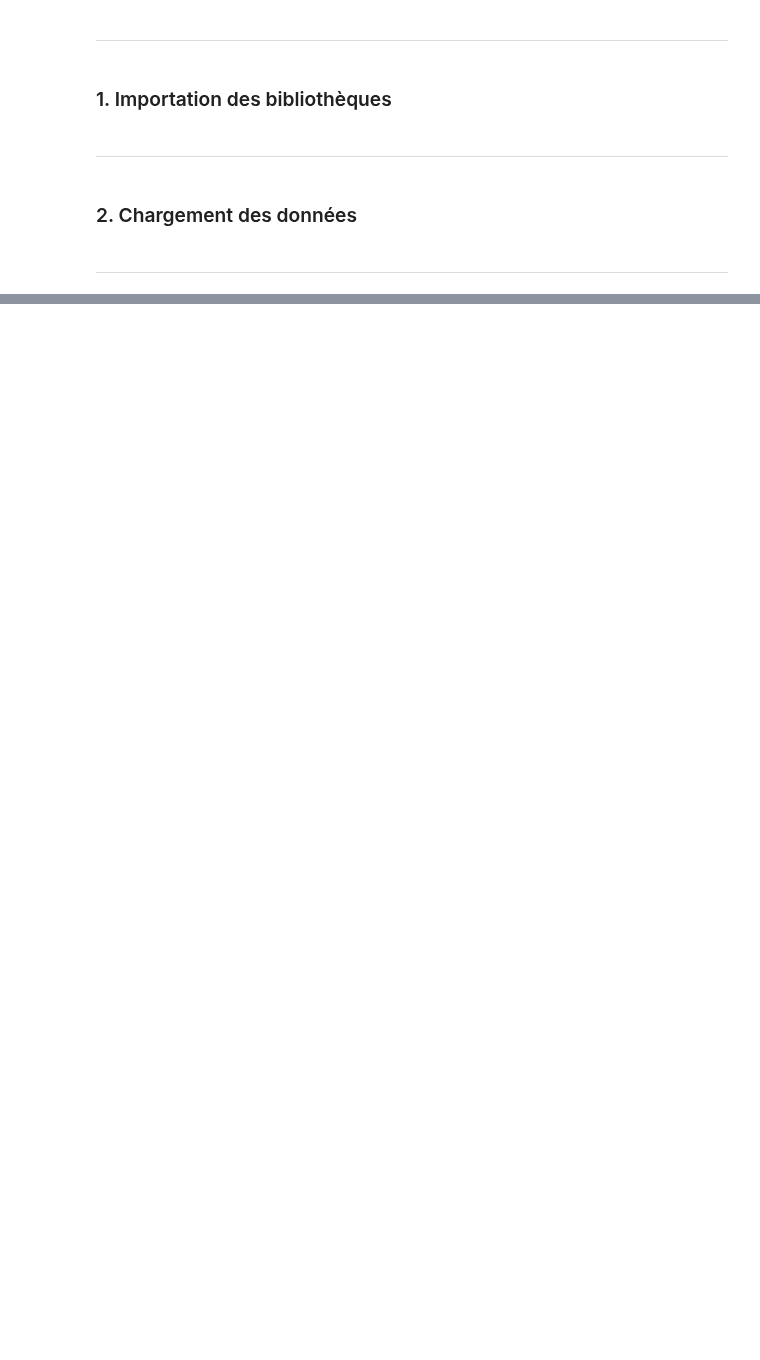
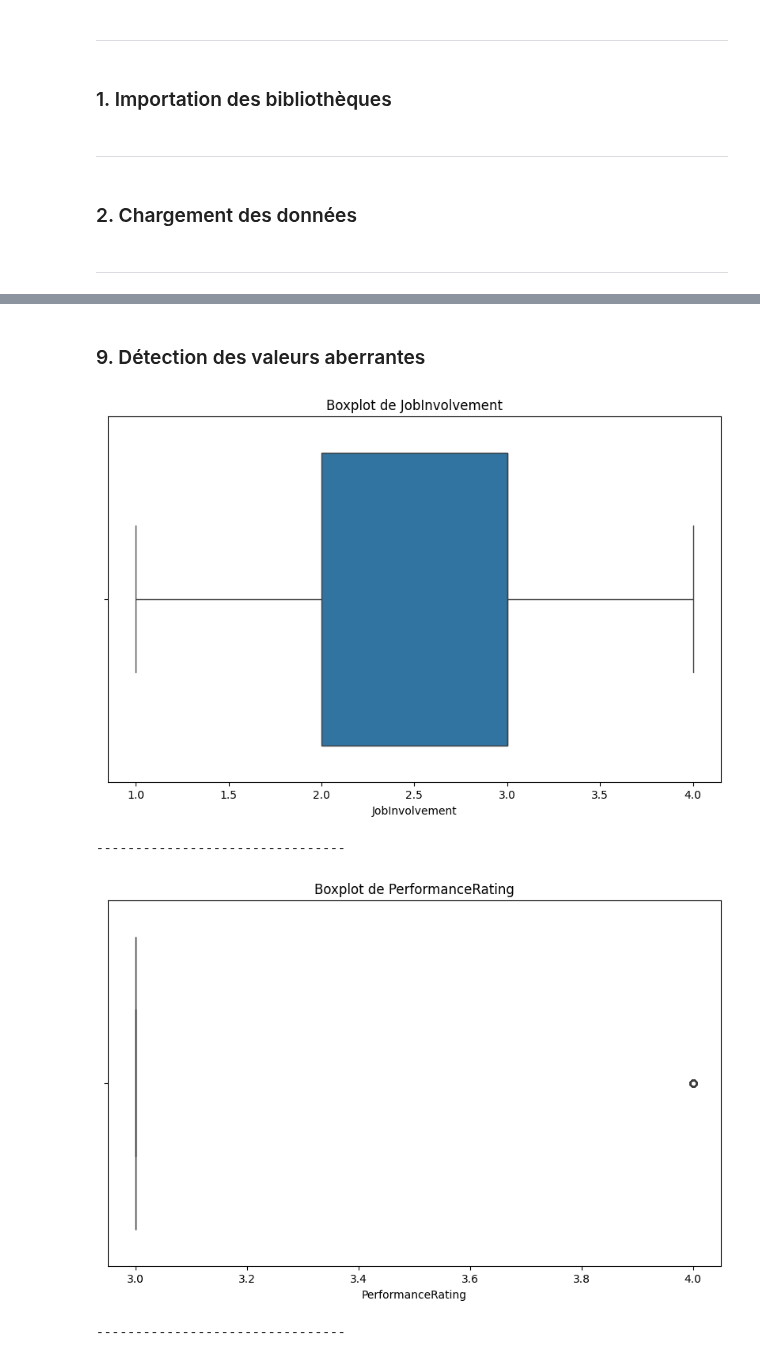
Before and after one commit to warren-gaure/projet-ia, a Jupyter notebook: notebooks/eda manager.ipynb, the cells around one changed output, grey strips where cells are left out. Saved outputs shown, nothing was run; the diff lists cells and outputs as text; code cells hidden in the pictures; blank space fills up the shorter version.

```diff
--- a/notebooks/eda manager.ipynb
+++ b/notebooks/eda manager.ipynb
@@ -268,0 +228,15 @@ plt.show()
+# %% [markdown]
+### 9. <a id='outliers'>Détection des valeurs aberrantes</a>
+# %%
+for column in numerical_columns:
+    plt.figure(figsize=(10, 6))
+    sns.boxplot(x=column, data=manager_data)
+    plt.title(f'Boxplot de {column}')
+    plt.xlabel(column)
+    plt.show()
+    print(DELIMITER)
+# %% [output]
+[figure, added]
+--------------------------------
+[figure, added]
+--------------------------------
```
Also changed, not shown: parts of 81 cells of this notebook, 2 other files.
